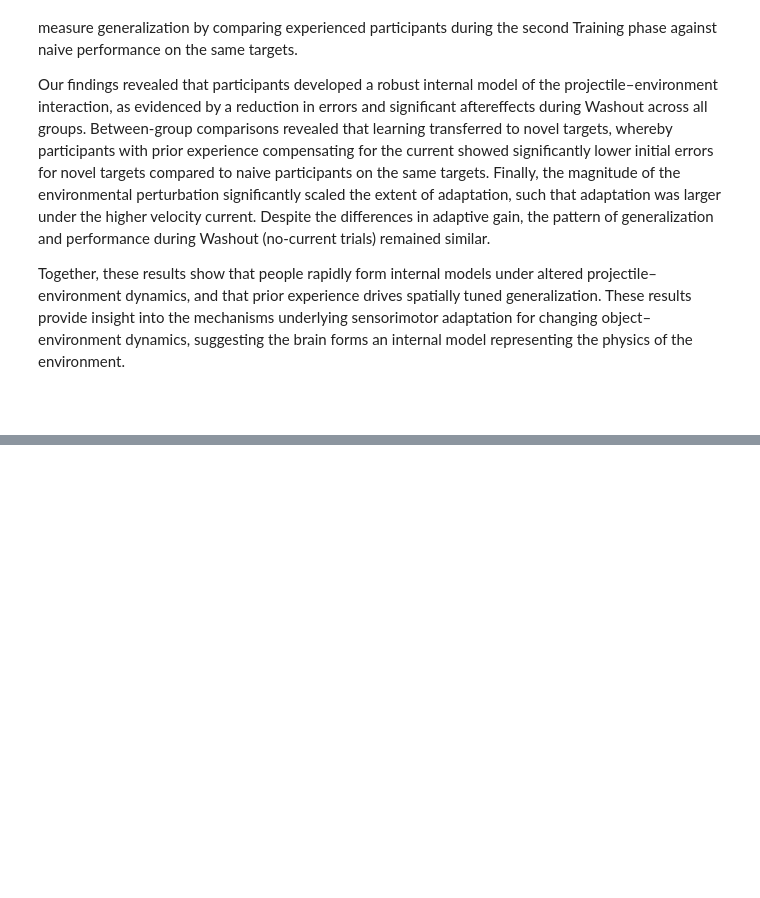
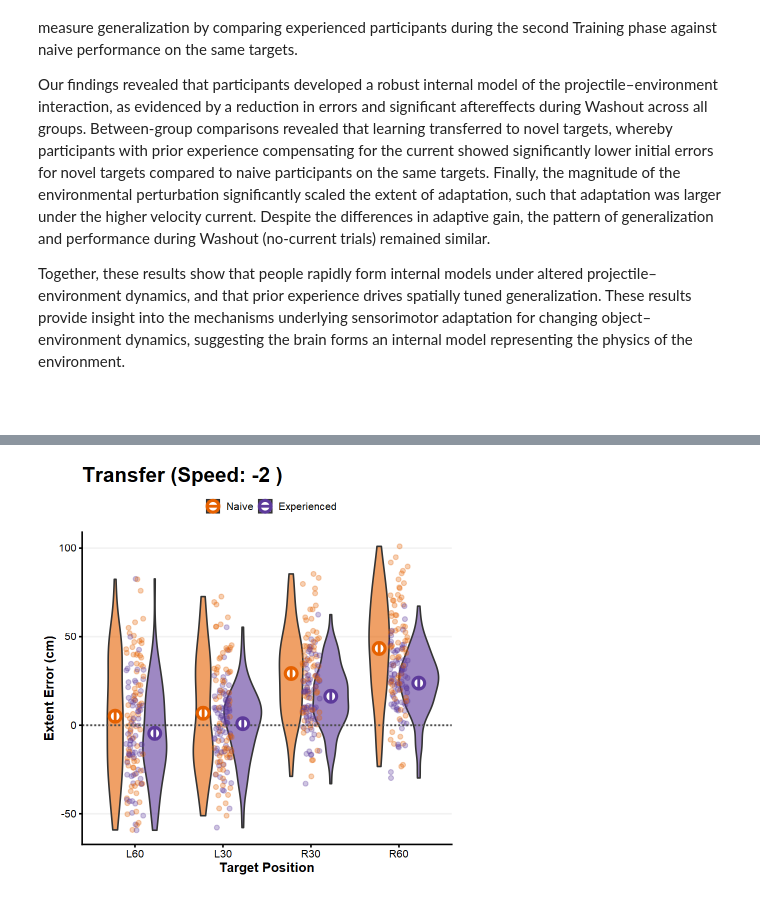
Before and after one commit to jacobjb02/vr-motor-adaptation-notebooks, a Jupyter notebook: Notebook/NCM_Supplementary_Analysis.ipynb, the cells around one changed output, grey strips where cells are left out. Saved outputs shown, nothing was run; the diff lists cells and outputs as text; code cells hidden in the pictures; blank space fills up the shorter version.

```diff
--- a/Notebook/NCM_Supplementary_Analysis.ipynb
+++ b/Notebook/NCM_Supplementary_Analysis.ipynb
@@ -61,0 +208,90 @@ A data.frame: 38907 × 57
+# %%
+
+# Filter for Transfer (Early trials only)
+df_transfer <- df_early_late[df_early_late$trial_set == 'early',]
+df_transfer$phase <- factor(df_transfer$phase, levels = c("training_1", "training_2"))
+
+speeds_list <- unique(df_transfer$speed_label)
+
+for (s in speeds_list) {
+
+  cat("\n--- RUNNING BETWEEN-BETWEEN TRANSFER ANALYSIS FOR SPEED:", s, "---\n")
+
+  df_subset <- df_transfer[df_transfer$speed_label == s,]
+  df_subset <- droplevels(df_subset)
+
+  # Unique ID for EVERY observation to allow Between-Between execution
+  df_subset$unique_obs_id <- seq_len(nrow(df_subset))
+
+  # Run the ANOVA: Both factors in between
+  # This prevents listwise deletion due to missing pairs
+  model <- aov_ez(
+    id = "unique_obs_id",
+    dv = "flip_PCA_extent_error_cm_mean_bc",
+    data = df_subset,
+    between = c("target_x_label", "phase"),
+    fun_aggregate = mean
+  )
+
+  print(model)
+
+  # Post-hoc Comparisons (Phase 1 vs Phase 2 per Target)
+  cat("\n--- Post-Hoc Comparisons (Transfer) ---\n")
+  post_hocs <- emmeans(model, ~ phase | target_x_label)
+  print(pairs(post_hocs))
+
+  # Extract EMMs for Plotting
+  emm_for_plot <- as.data.frame(emmeans(model, ~ phase * target_x_label))
+
+  # --- 3. Visualization (Violin Plot) ---
+  adaptation_plot <- ggplot(df_subset, aes(x = target_x_label, y = flip_PCA_extent_error_cm_mean_bc, fill = phase)) +
+
+    # Layer 1: Violin plots for distribution
+    geom_violin(alpha = 0.6, position = position_dodge(width = 0.9)) +
+
+    # Layer 2: Raw data points
+    geom_jitter(aes(color = phase),
+                alpha = 0.3, size = 2,
+                position = position_jitter(width = 0.1, height = 0)) +
+
+    # Layer 3: Baseline
+    geom_hline(yintercept = 0, linetype = "dashed", color = "grey30", linewidth = 0.8) +
+
+    # Layer 4: Mean points from ANOVA
+    geom_point(data = emm_for_plot,
+               aes(x = target_x_label, y = emmean, color = phase),
+               size = 5, stroke = 2, fill = "white", shape = 21,
+               position = position_dodge(width = 0.9)) +
+
+    # Layer 5: Error bars from ANOVA
+    geom_errorbar(data = emm_for_plot,
+                  aes(x = target_x_label, y = emmean, color = phase,
+                      ymin = emmean - SE, ymax = emmean + SE),
+                  width = 0.15, linewidth = 1.2,
+                  position = position_dodge(width = 0.9)) +
+
+    scale_fill_manual(values = c("training_1" = "#E66100", "training_2" = "#5D3A9B"),
+                      labels = c("training_1" = "Naive", "training_2" = "Experienced")) +
+
+    scale_color_manual(values = c("training_1" = "#E66100", "training_2" = "#5D3A9B"),
+                       labels = c("training_1" = "Naive", "training_2" = "Experienced")) +
+
+    theme_classic(base_size = 15) +
+    labs(
+      title = paste("Transfer (Speed:", s, ")"),
+      x = "Target Position",
+      y = "Extent Error (cm)",
+      fill = "",
+      color = ""
+    ) +
+    theme(
+      legend.position = "top",
+      axis.title = element_text(face = "bold"),
+      plot.title = element_text(face = "bold", size = 24),
+      panel.grid.major.y = element_line(color = "grey95"),
+      axis.text = element_text(color = "black")
+    )
+
+  print(adaptation_plot)
+}
+# %% [output]
@@ -61,0 +335 @@ A data.frame: 38907 × 57
+[figure, added]
```
Also changed, not shown: parts of 6 cells of this notebook.
